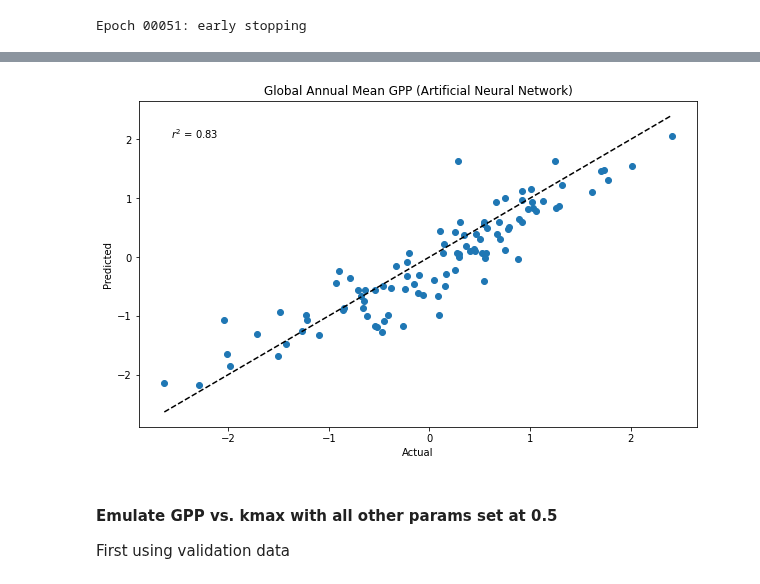
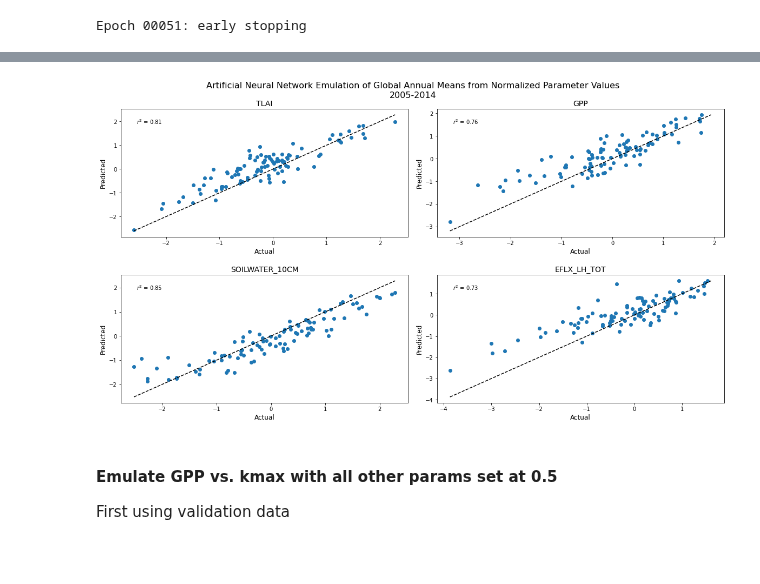
Before and after one commit to djk2120/CLM5PPE, a Jupyter notebook: pyth/LHC_emulation.ipynb, the cells around one changed output, grey strips where cells are left out. Saved outputs shown, nothing was run; the diff lists cells and outputs as text; code cells hidden in the pictures; blank space fills up the shorter version.

Commit message:
Sketching out code for GPR and NN emulation

```diff
--- a/pyth/LHC_emulation.ipynb
+++ b/pyth/LHC_emulation.ipynb
@@ -179,6 +199,6 @@ plt.colorbar();
 # %%
 # label dimensions to enable parameter indexing
-x_oos_da = xr.DataArray(x_oos,dims=('ens','param'),coords=dict(param=parameters))
+x_oos_da = xr.DataArray(x_oos,dims=('ens','param'),coords=dict(param=x.param))
 # %%
 x_oos_kmax = x_oos_da.where(x_oos_da.param=='kmax', other=0.5)
 plt.contourf(x_oos_kmax)
@@ -234,7 +263,7 @@ model.add(Dense(10, input_dim=inputdata.shape[1], activation='relu', kernel_regu
 model.add(Dense(5, activation='tanh', kernel_regularizer=l2(.001)))
 
 # output layer with linear activation
-model.add(Dense(1))
+model.add(Dense(outputdata.shape[1]))
 #model.add(Dense(nmodes)) # for multiple outputs (e.g., GPP and LHF)
 # %%
 # Define model metrics
@@ -281,3 +310,3 @@ plt.title('Neural Network Training History');
 # %%
 # Make predictions - using validation set
-model_preds = model.predict(x_val)[:,0]
+model_preds = model.predict(x_val)
@@ -294,28 +327,32 @@ Prediction Mean Error:  0.1786855182090744
-# %%
-# linear regression of actual vs predicted
-slope, intercept, r_value, p_value, std_err = stats.linregress(y_val, model_preds)
 # %%
 # plot actual vs. predicted
-plt.figure(figsize=(10,6))
-plt.scatter(y_val,model_preds)
-plt.xlabel('Actual')
-plt.ylabel('Predicted')
+fig, axs = plt.subplots(nrows=2, ncols=2, figsize=(20,10))
+ax = axs.ravel()
 
-# bounds for one-to-one line
-bounds = (np.amin([y_val,model_preds]),np.amax([y_val,model_preds]))
+for i,v in enumerate(y['var'].values):
+    ax[i].scatter(y_val.sel(var=v), model_preds[:,i])
+    ax[i].set_xlabel('Actual', fontsize=12)
+    ax[i].set_ylabel('Predicted', fontsize=12)
+    ax[i].set_title(str(v), fontsize=14)
 
-# one-to-one line
-plt.plot([bounds[0], bounds[1]], [bounds[0], bounds[1]], 'k--')
+    # bounds for one-to-one line
+    bounds = (np.amin([y_val.sel(var=v),model_preds[:,i]]),np.amax([y_val.sel(var=v),model_preds[:,i]]))
 
-# r^2 value
-pltstr = "$r^2$ = %.2g" % r_value**2
-plt.text(0.1, 0.9, pltstr, horizontalalignment='center', verticalalignment='center',
-            transform=plt.gca().transAxes)
+    # one-to-one line
+    ax[i].plot([bounds[0], bounds[1]], [bounds[0], bounds[1]], 'k--')
 
-plt.title('Global Annual Mean GPP (Artificial Neural Network)');
-#plt.savefig('../figs/lhc/GPP_GM_AM_NN_'+str(yr0)+'-'+str(yr1)+'.png', bbox_inches='tight')
+    # linear regression of actual vs predicted
+    slope, intercept, r_value, p_value, std_err = stats.linregress(y_val[:,i], model_preds[:,i])
+
+    # r^2 value
+    pltstr = "$r^2$ = %.2g" % r_value**2
+    plt.text(0.1, 0.9, pltstr, horizontalalignment='center', verticalalignment='center', transform=ax[i].transAxes)
+
+fig.suptitle('Artificial Neural Network Emulation of Global Annual Means from Normalized Parameter Values\n2005-2014', y=0.95, fontsize=16)
+plt.subplots_adjust(wspace=0.1, hspace=0.3);
+#plt.savefig('../figs/lhc/fourvars_GM_AM_NN_'+str(yr0)+'-'+str(yr1)+'.png', bbox_inches='tight')
 # %% [output]
-[figure, old version]
+[figure, new version]
 # %% [markdown]
 #### Emulate GPP vs. kmax with all other params set at 0.5
 First using validation data
```
Also changed, not shown: parts of 34 cells of this notebook, 7 other files.
